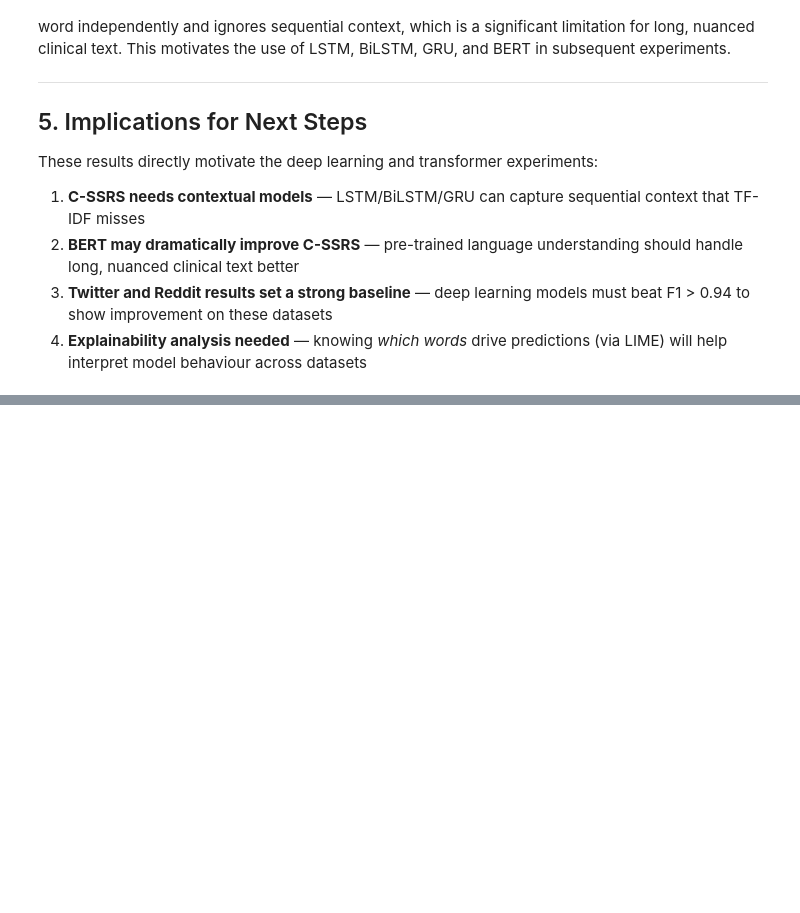
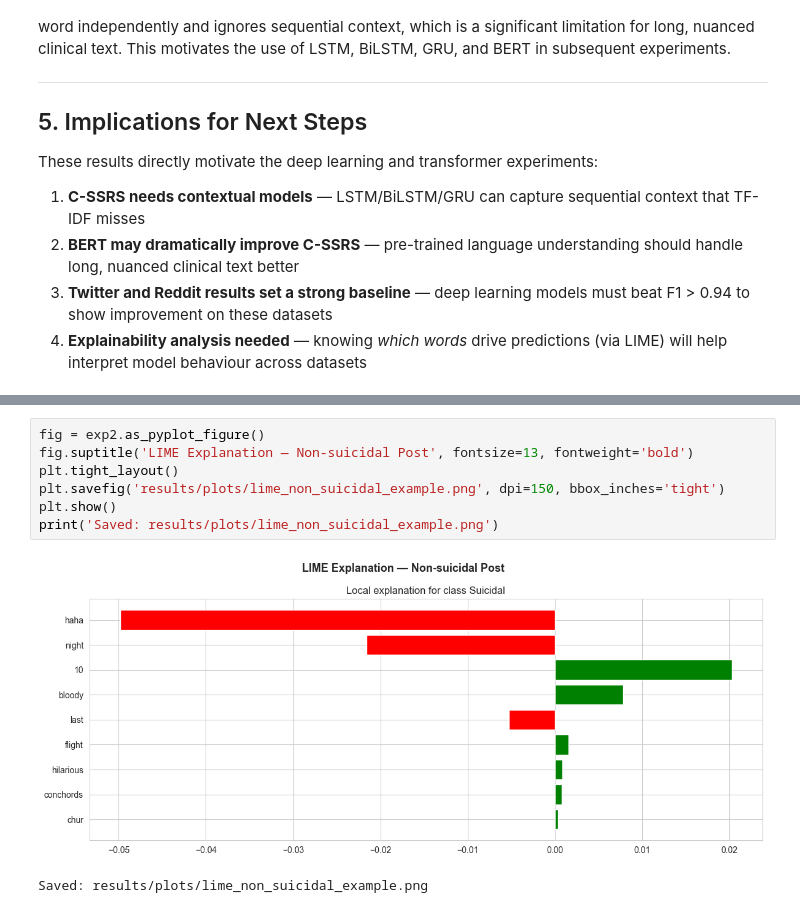
Before and after one commit to alinaerkul/suicidality-nlp, a Jupyter notebook: notebooks/02_ml_results.ipynb, the cells around one changed output, grey strips where cells are left out. Saved outputs shown, nothing was run; the diff lists cells and outputs as text; blank space fills up the shorter version.

```diff
--- a/notebooks/02_ml_results.ipynb
+++ b/notebooks/02_ml_results.ipynb
@@ -448,0 +588,10 @@ These results directly motivate the deep learning and transformer experiments:
+# %%
+fig = exp2.as_pyplot_figure()
+fig.suptitle('LIME Explanation — Non-suicidal Post', fontsize=13, fontweight='bold')
+plt.tight_layout()
+plt.savefig('results/plots/lime_non_suicidal_example.png', dpi=150, bbox_inches='tight')
+plt.show()
+print('Saved: results/plots/lime_non_suicidal_example.png')
+# %% [output]
+[figure, added]
+Saved: results/plots/lime_non_suicidal_example.png
```
Also changed, not shown: parts of 12 cells of this notebook, 4 other files.
